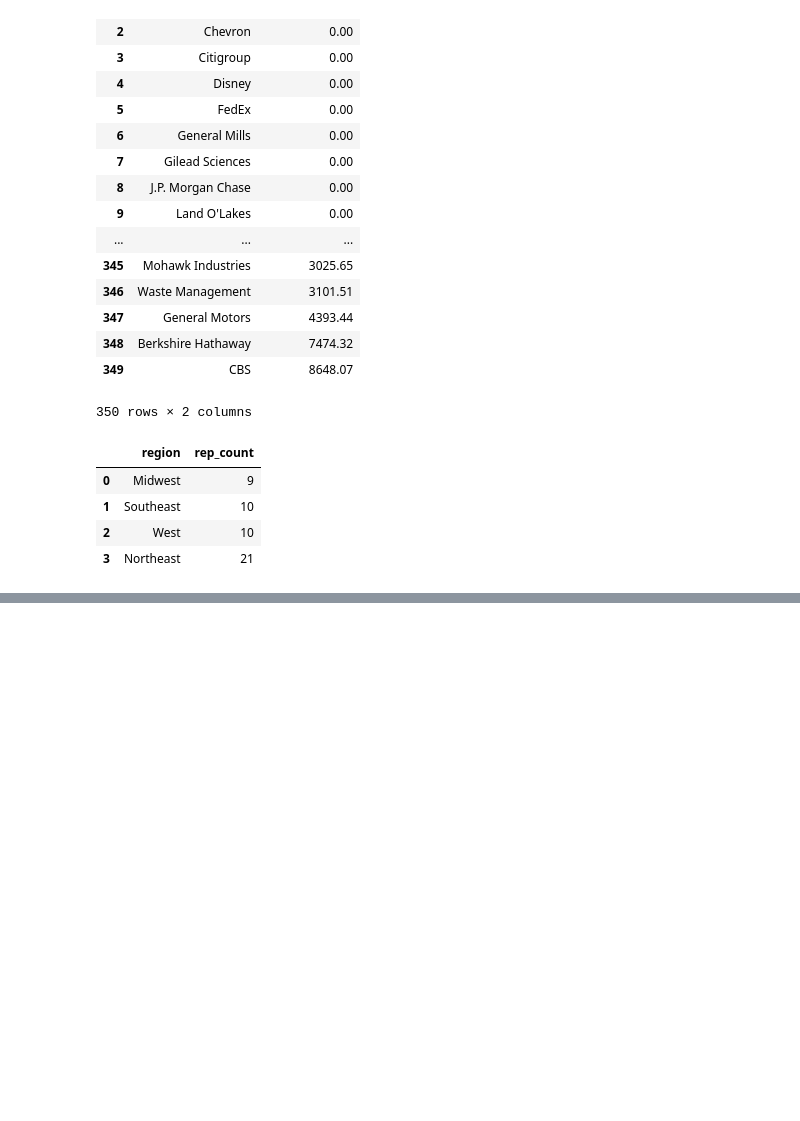
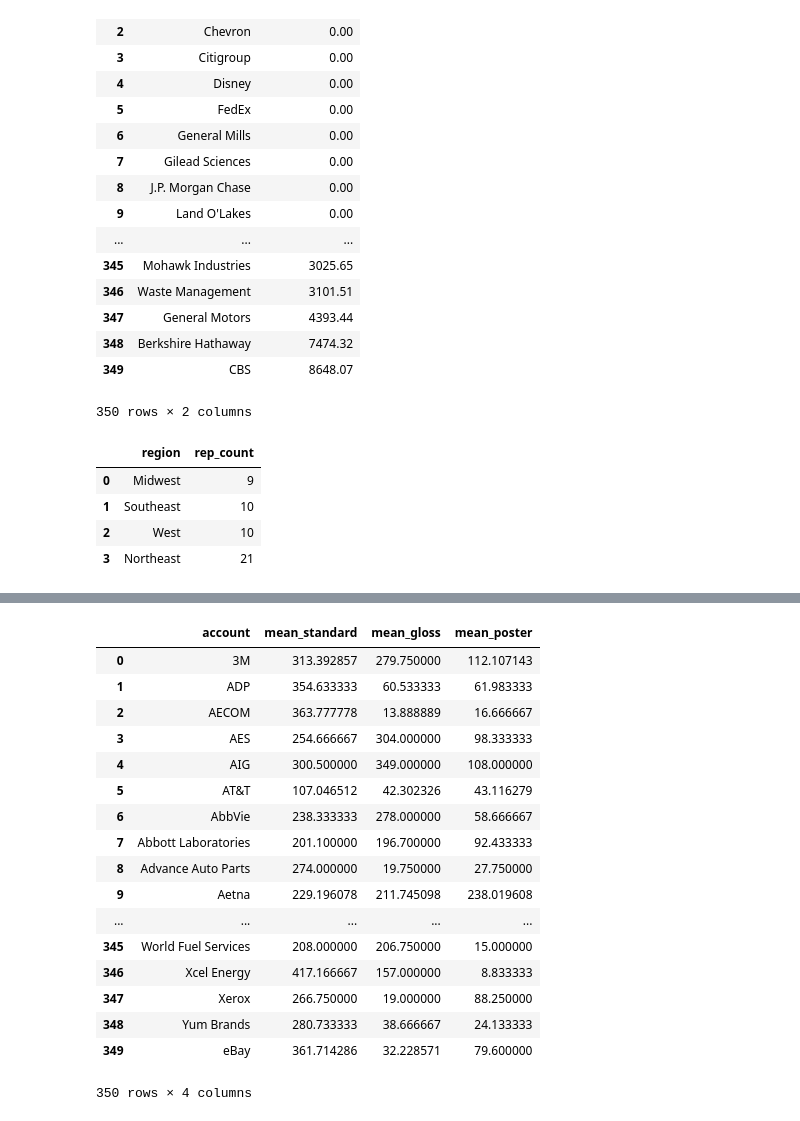
Before and after one commit to rebeccaebarnes/SQL-Practice, a Jupyter notebook: sql_practice.ipynb, the cells around one changed output, grey strips where cells are left out. Saved outputs shown, nothing was run; the diff lists cells and outputs as text; code cells hidden in the pictures; blank space fills up the shorter version.

Commit message:
refactor: Add aggregate problems
Add explanations and problems for GROUP BY using more than one column, DISTINCT, and filtering with HAVING.

```diff
--- a/sql_practice.ipynb
+++ b/sql_practice.ipynb
@@ -1652,0 +1659,30 @@ sql_query('SELECT r.name region, \
+# %%
+# 1 Determine the average amount of each type of paper they purchased across
+#   their orders. Your answer should have four columns.
+sql_query('SELECT a.name account, \
+                  AVG(o.standard_qty) mean_standard, \
+                  AVG(o.gloss_qty) mean_gloss, \
+                  AVG(o.poster_qty) mean_poster \
+           FROM accounts a \
+           JOIN orders o \
+           ON a.id = o.account_id \
+           GROUP BY account;')
+# %% [output]
+|  | account | mean_standard | mean_gloss | mean_poster |
+| 0 | 3M | 313.392857 | 279.750000 | 112.107143 |
+| 1 | ADP | 354.633333 | 60.533333 | 61.983333 |
+| 2 | AECOM | 363.777778 | 13.888889 | 16.666667 |
+| 3 | AES | 254.666667 | 304.000000 | 98.333333 |
+| 4 | AIG | 300.500000 | 349.000000 | 108.000000 |
+| 5 | AT&T | 107.046512 | 42.302326 | 43.116279 |
+| 6 | AbbVie | 238.333333 | 278.000000 | 58.666667 |
+| 7 | Abbott Laboratories | 201.100000 | 196.700000 | 92.433333 |
+| 8 | Advance Auto Parts | 274.000000 | 19.750000 | 27.750000 |
+| 9 | Aetna | 229.196078 | 211.745098 | 238.019608 |
+| ... | ... | ... | ... | ... |
+| 345 | World Fuel Services | 208.000000 | 206.750000 | 15.000000 |
+| 346 | Xcel Energy | 417.166667 | 157.000000 | 8.833333 |
+| 347 | Xerox | 266.750000 | 19.000000 | 88.250000 |
+| 348 | Yum Brands | 280.733333 | 38.666667 | 24.133333 |
+| 349 | eBay | 361.714286 | 32.228571 | 79.600000 |
+350 rows × 4 columns
```
Also changed, not shown: parts of 29 cells of this notebook.
